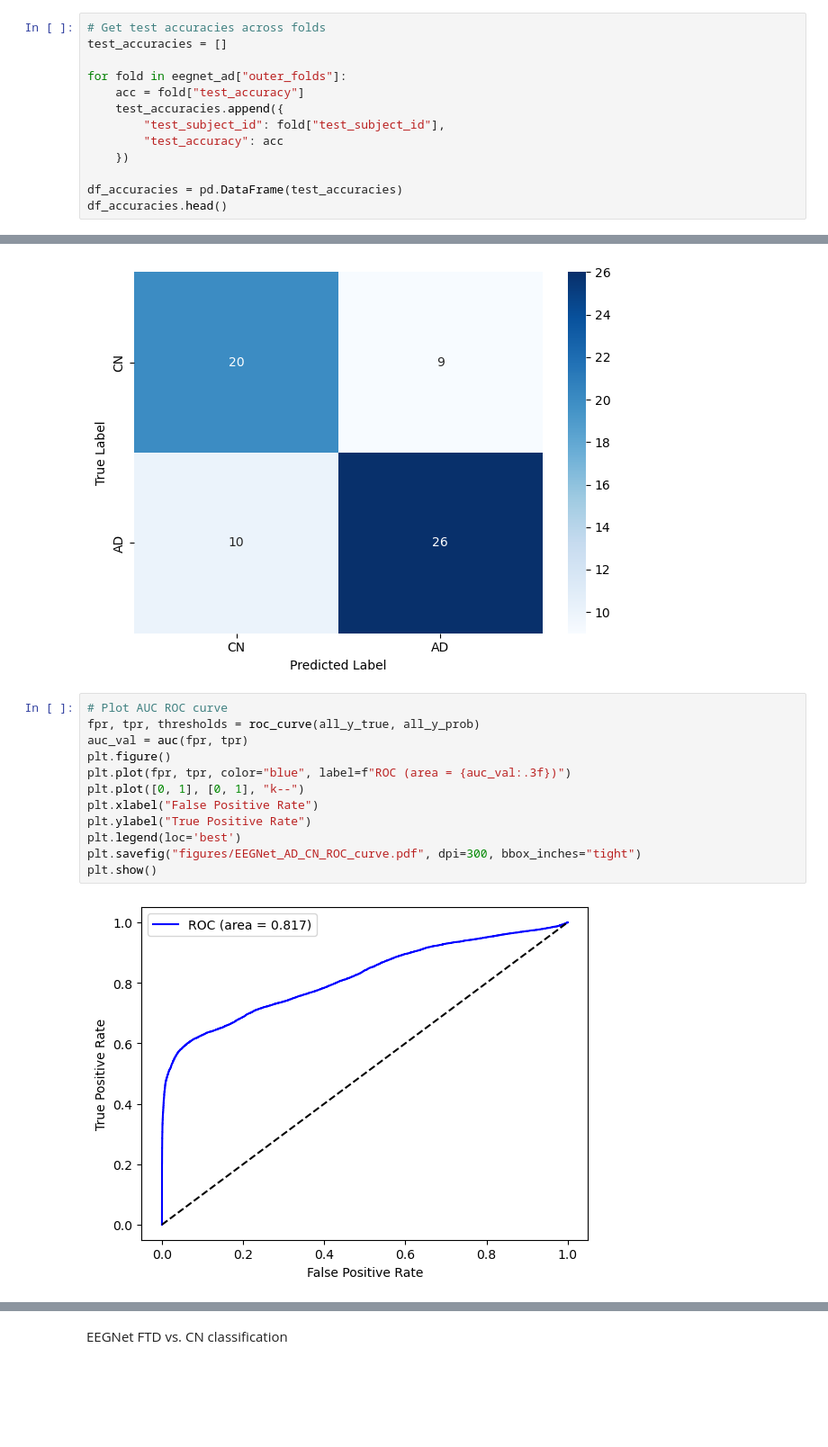
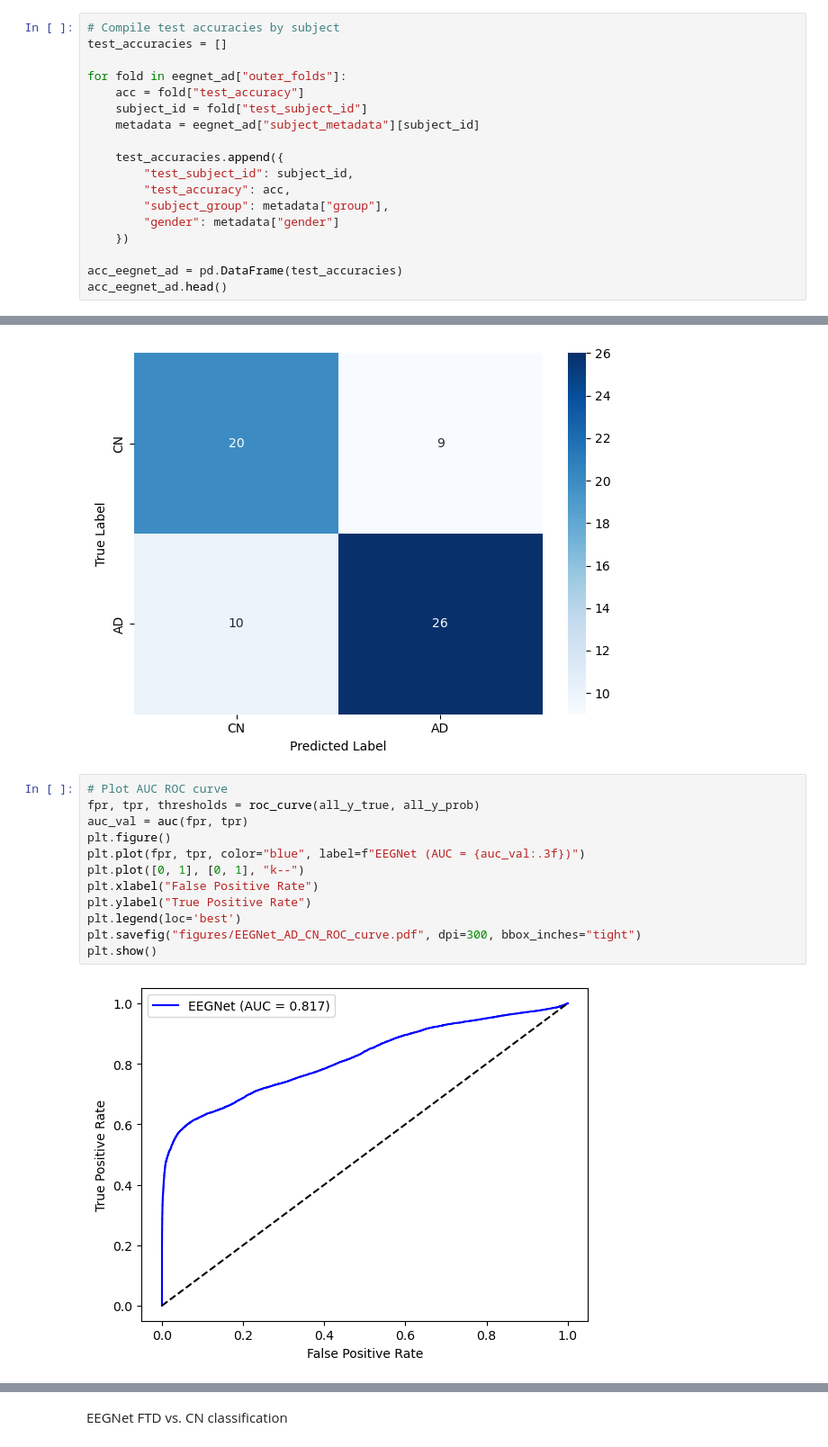
Before and after one commit to SiuhiuY/alzheimers-disease-detection, a Jupyter notebook: notebooks/results.ipynb, the cells around one changed output, grey strips where cells are left out. Shown at 90% size. Drawn from its saved outputs; the diff is of its cells as text; blank space fills up the shorter version.

```diff
--- a/notebooks/results.ipynb
+++ b/notebooks/results.ipynb
@@ -136,14 +158,19 @@ eegnet_ad["subject_metadata"]["sub-001"]
 # %%
-# Get test accuracies across folds
+# Compile test accuracies by subject
 test_accuracies = []
 
 for fold in eegnet_ad["outer_folds"]:
     acc = fold["test_accuracy"]
+    subject_id = fold["test_subject_id"]
+    metadata = eegnet_ad["subject_metadata"][subject_id]
+
     test_accuracies.append({
-        "test_subject_id": fold["test_subject_id"],
-        "test_accuracy": acc
+        "test_subject_id": subject_id,
+        "test_accuracy": acc,
+        "subject_group": metadata["group"],
+        "gender": metadata["gender"]
     })
 
-df_accuracies = pd.DataFrame(test_accuracies)
-df_accuracies.head()
+acc_eegnet_ad = pd.DataFrame(test_accuracies)
+acc_eegnet_ad.head()
 # %% [output]
@@ -269,14 +364,14 @@ plt.show()
 # %%
 # Plot AUC ROC curve
 fpr, tpr, thresholds = roc_curve(all_y_true, all_y_prob)
 auc_val = auc(fpr, tpr)
 plt.figure()
-plt.plot(fpr, tpr, color="blue", label=f"ROC (area = {auc_val:.3f})")
+plt.plot(fpr, tpr, color="blue", label=f"EEGNet (AUC = {auc_val:.3f})")
 plt.plot([0, 1], [0, 1], "k--")
 plt.xlabel("False Positive Rate")
 plt.ylabel("True Positive Rate")
 plt.legend(loc='best')
 plt.savefig("figures/EEGNet_AD_CN_ROC_curve.pdf", dpi=300, bbox_inches="tight")
 plt.show()
 # %% [output]
-[figure, old version]
+[figure, new version]
```
Also changed, not shown: parts of 164 cells of this notebook.
